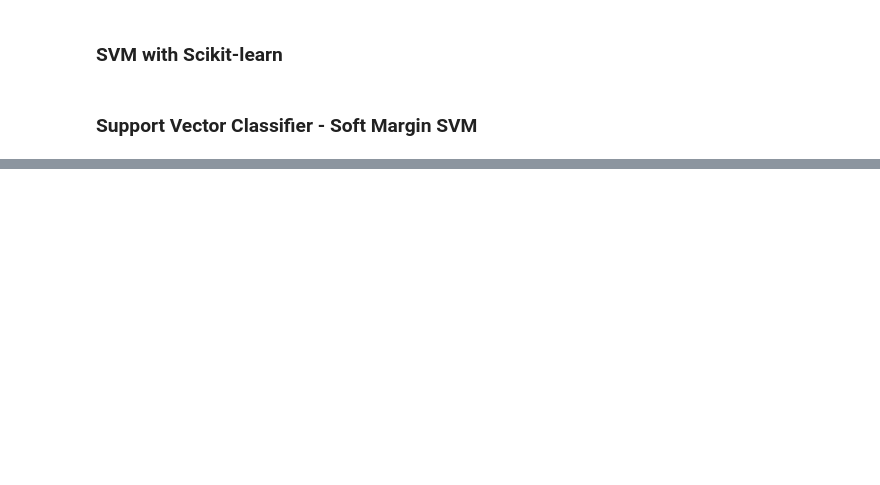
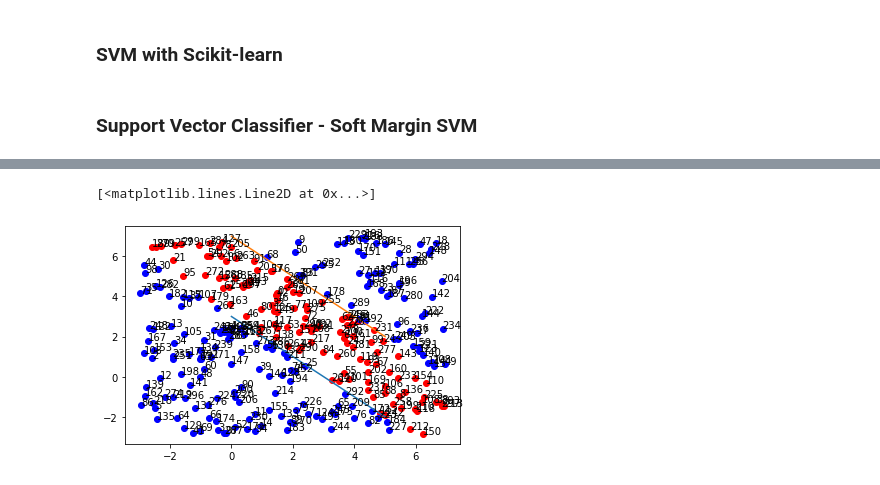
Before and after one commit to TimVrtac/Machine-Learining-Study, a Jupyter notebook: Chapter 9 - SVM.ipynb, the cells around one changed output, grey strips where cells are left out. Cells and saved outputs as stored; diff of their text form; code cells hidden in the pictures; blank space fills up the shorter version.

```diff
--- a/Chapter 9 - SVM.ipynb
+++ b/Chapter 9 - SVM.ipynb
@@ -370,0 +370,22 @@ plt.legend(loc=(1.01,0))
+# %%
+def func_2(X1, X2):
+    return -X1+3-X2, -X1+7-X2
+# %%
+no_of_points = 300
+mixing_level = 0
+X1 = np.random.random(no_of_points)*10-3
+X2 = np.random.random(no_of_points)*10-3
+values1, values2 = func_2(X1, X2)
+classes, class_color = np.where((values1<0)&(values2>0), 1, -1), np.where((values1<0)&(values2>0), 'r', 'b')
+X = np.concatenate([X1[:,np.newaxis], X2[:,np.newaxis]], axis = 1)
+Y = np.array(classes, dtype=float)
+# %%
+for i in range(X.shape[0]):
+    plt.scatter(X[i,0], X[i,1], c=class_color[i])
+    plt.annotate(i, (X[i,0], X[i,1]))
+x_points=np.linspace(0,5,10)
+plt.plot(x_points, -x_points+3)
+plt.plot(x_points, -x_points+7)
+# %% [output]
+[<matplotlib.lines.Line2D at 0x...>]
+[figure, added]
```
Also changed, not shown: parts of 68 cells of this notebook, 1 other file.
